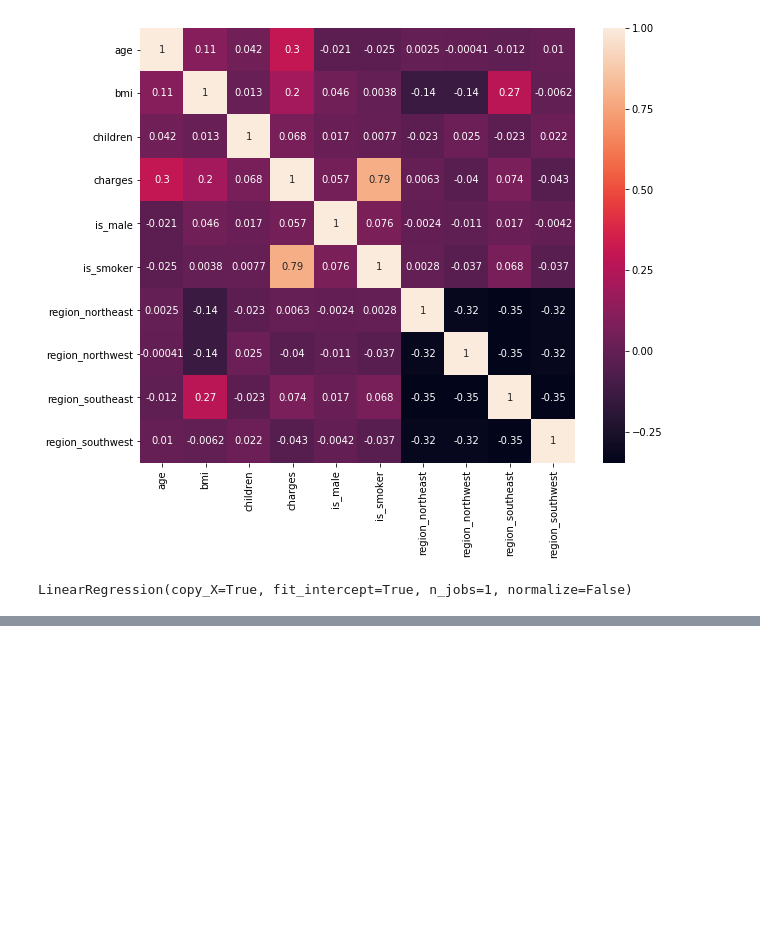
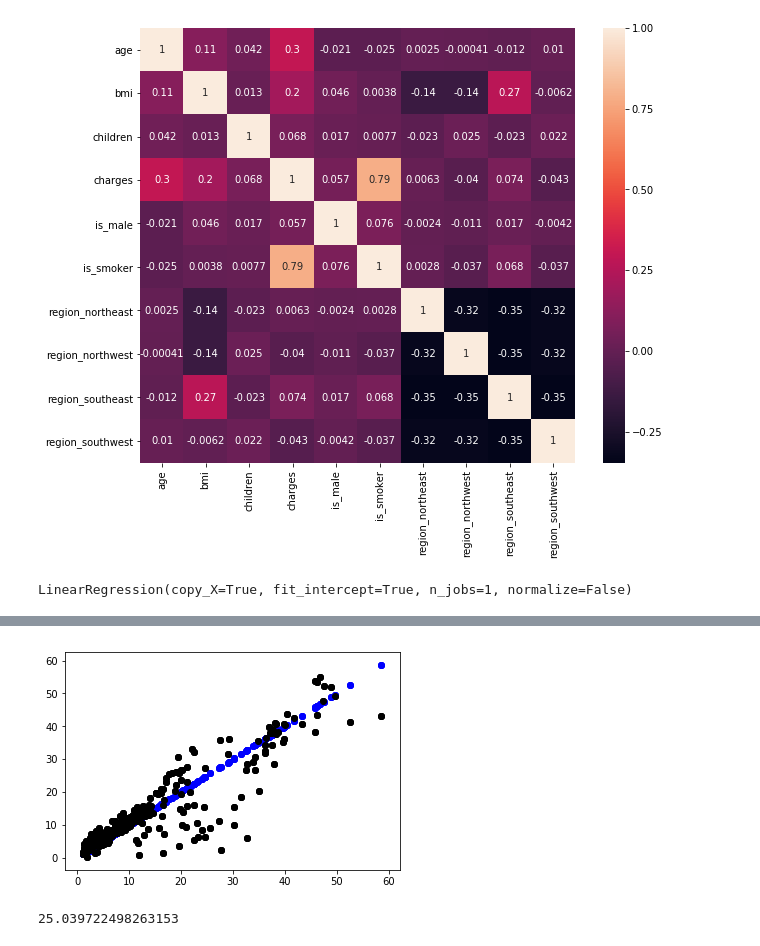
Before and after one commit to ShreyasGithub/python-data-science, a Jupyter notebook: linear_reggression.ipynb, the cells around one changed output, grey strips where cells are left out. Saved outputs shown, nothing was run; the diff lists cells and outputs as text; code cells hidden in the pictures; blank space fills up the shorter version.

```diff
--- a/linear_reggression.ipynb
+++ b/linear_reggression.ipynb
@@ -156,0 +203,17 @@ https://www.kaggle.com/mirichoi0218/insurance
+# %%
+test_output_prediction = polynomial_regression_model.predict(test_input)
+test_prediction_list = test_output_prediction.reshape(-1,)
+
+#visualizing results
+for i in range(3):
+    pyplot.scatter(test_data_frame['charges'], test_output,\
+        color='blue')
+    pyplot.scatter(test_data_frame['charges'], test_prediction_list,\
+        color='black')
+# %% [output]
+[figure, added]
+# %%
+#test error
+metrics.mean_squared_error(test_output, test_prediction_list)
+# %% [output]
+25.039722498263153
```
Also changed, not shown: parts of 37 cells of this notebook.
